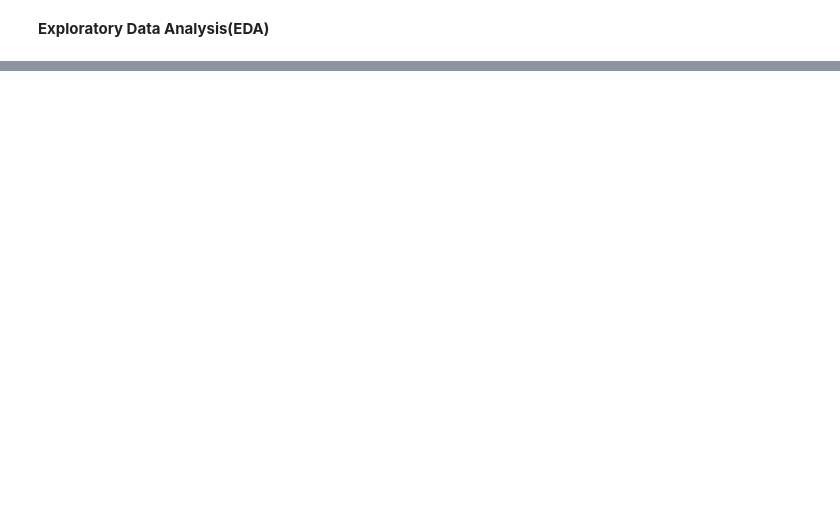
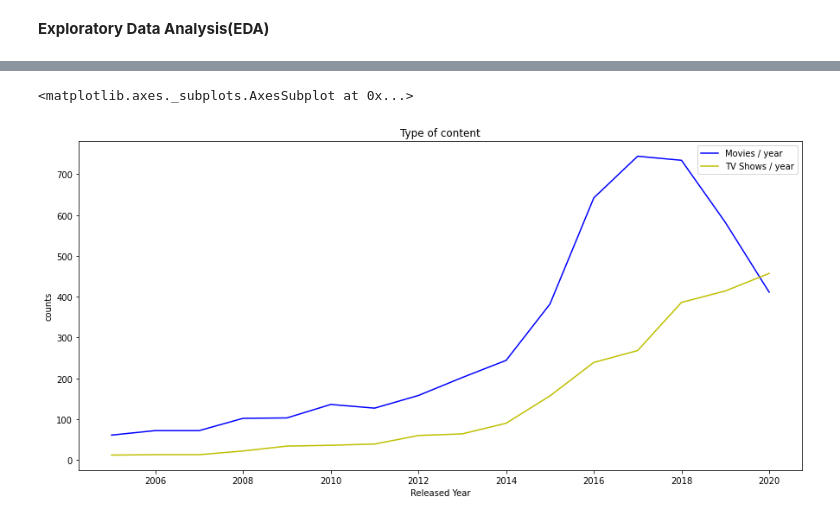
Before and after one commit to Tanjul5/Netflix-Movies-and-TV-shows-Clustering, a Jupyter notebook: Netflix_Movies_and_TV_shows_Clustering.ipynb, the cells around one changed output, grey strips where cells are left out. Cells and saved outputs as stored; diff of their text form; code cells hidden in the pictures; blank space fills up the shorter version.

```diff
--- a/Netflix_Movies_and_TV_shows_Clustering.ipynb
+++ b/Netflix_Movies_and_TV_shows_Clustering.ipynb
@@ -272,0 +377,30 @@ netflix.head(2)
+# %%
+#Define displayed years:
+years= list(range(2005,2021,1))
+
+#separate movies and tv_shows:
+movie_rows = netflix.loc[netflix["type"] == "Movie"]
+tv_rows = netflix.loc[netflix["type"] == "TV Show"]
+
+#Count movies / tv shows per year
+movies_counts = movie_rows.release_year.value_counts()
+tv_counts = tv_rows.release_year.value_counts()
+
+index_years_mov = movies_counts.index.isin(years)
+index_years_tv = tv_counts.index.isin(years)
+
+#select movies / tv shows between chosen years:
+movies = movies_counts[index_years_mov]
+tv_shows = tv_counts[index_years_tv]
+# %%
+# Set up the matplotlib figure
+plt.subplots(figsize=(15,7), sharex=False)
+plt.xlabel("Released Year")
+plt.ylabel("counts")
+plt.title("Type of content")
+#Line plot of Movies and TV Shows released by Netflix per year")
+sns.lineplot(data=movies, color="b", label="Movies / year")
+sns.lineplot(data=tv_shows,color="y",  label="TV Shows / year")
+# %% [output]
+<matplotlib.axes._subplots.AxesSubplot at 0x...>
+[figure, added]
```
Also changed, not shown: parts of 32 cells of this notebook.
